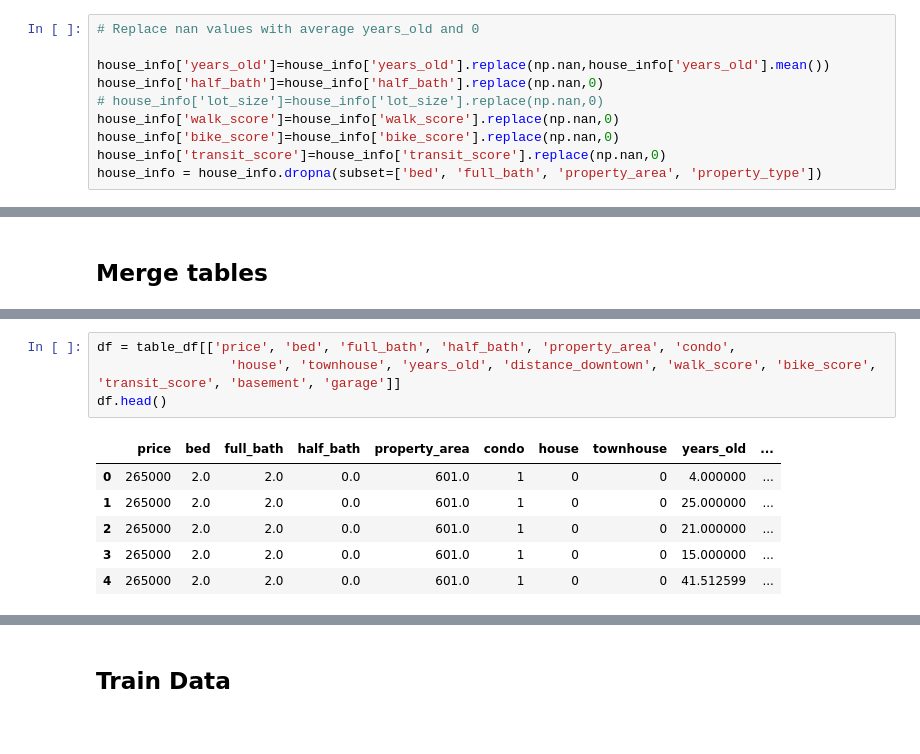
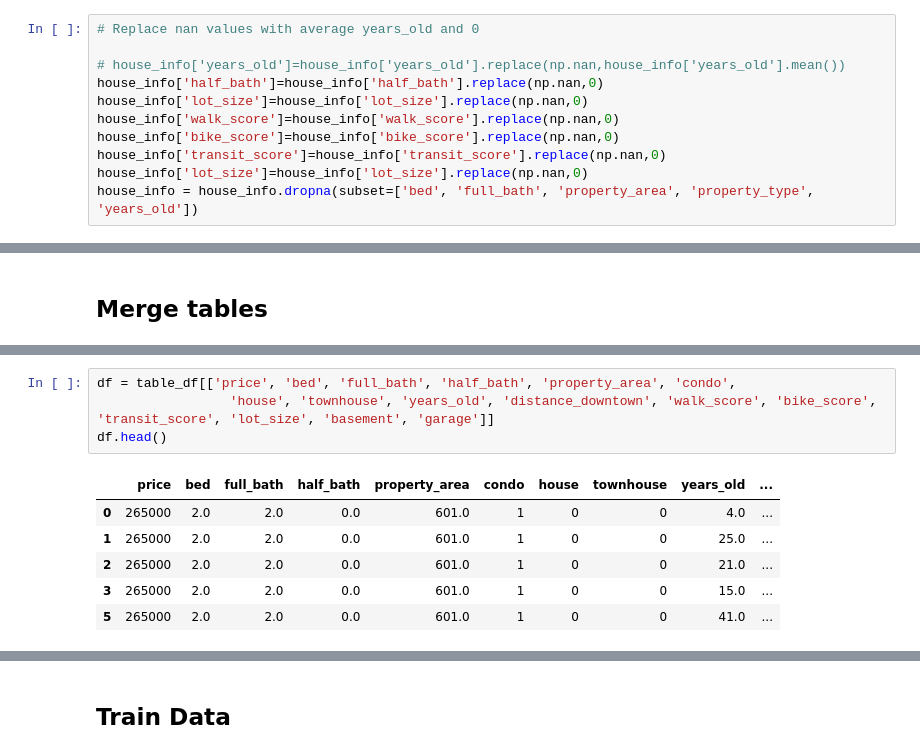
Before and after one commit to dayothompson/ML_Project, a Jupyter notebook: ML_Project.ipynb, the cells around one changed output, grey strips where cells are left out. Cells and saved outputs as stored; diff of their text form.

```diff
--- a/ML_Project.ipynb
+++ b/ML_Project.ipynb
@@ -71,10 +72,11 @@ sns.heatmap(data=house_info.isnull(), yticklabels=False)
 # %%
 # Replace nan values with average years_old and 0
 
-house_info['years_old']=house_info['years_old'].replace(np.nan,house_info['years_old'].mean())
+# house_info['years_old']=house_info['years_old'].replace(np.nan,house_info['years_old'].mean())
 house_info['half_bath']=house_info['half_bath'].replace(np.nan,0)
-# house_info['lot_size']=house_info['lot_size'].replace(np.nan,0)
+house_info['lot_size']=house_info['lot_size'].replace(np.nan,0)
 house_info['walk_score']=house_info['walk_score'].replace(np.nan,0)
 house_info['bike_score']=house_info['bike_score'].replace(np.nan,0)
 house_info['transit_score']=house_info['transit_score'].replace(np.nan,0)
-house_info = house_info.dropna(subset=['bed', 'full_bath', 'property_area', 'property_type'])
+house_info['lot_size']=house_info['lot_size'].replace(np.nan,0)
+house_info = house_info.dropna(subset=['bed', 'full_bath', 'property_area', 'property_type', 'years_old'])
@@ -146,11 +143,11 @@ table_df.head()
 # %%
 df = table_df[['price', 'bed', 'full_bath', 'half_bath', 'property_area', 'condo',
-                 'house', 'townhouse', 'years_old', 'distance_downtown', 'walk_score', 'bike_score', 'transit_score', 'basement', 'garage']]
+                 'house', 'townhouse', 'years_old', 'distance_downtown', 'walk_score', 'bike_score', 'transit_score', 'lot_size', 'basement', 'garage']]
 df.head()
 # %% [output]
 |  | price | bed | full_bath | half_bath | property_area | condo | house | townhouse | years_old | ... |
-| 0 | 265000 | 2.0 | 2.0 | 0.0 | 601.0 | 1 | 0 | 0 | 4.000000 | ... |
-| 1 | 265000 | 2.0 | 2.0 | 0.0 | 601.0 | 1 | 0 | 0 | 25.000000 | ... |
-| 2 | 265000 | 2.0 | 2.0 | 0.0 | 601.0 | 1 | 0 | 0 | 21.000000 | ... |
-| 3 | 265000 | 2.0 | 2.0 | 0.0 | 601.0 | 1 | 0 | 0 | 15.000000 | ... |
-| 4 | 265000 | 2.0 | 2.0 | 0.0 | 601.0 | 1 | 0 | 0 | 41.512599 | ... |
+| 0 | 265000 | 2.0 | 2.0 | 0.0 | 601.0 | 1 | 0 | 0 | 4.0 | ... |
+| 1 | 265000 | 2.0 | 2.0 | 0.0 | 601.0 | 1 | 0 | 0 | 25.0 | ... |
+| 2 | 265000 | 2.0 | 2.0 | 0.0 | 601.0 | 1 | 0 | 0 | 21.0 | ... |
+| 3 | 265000 | 2.0 | 2.0 | 0.0 | 601.0 | 1 | 0 | 0 | 15.0 | ... |
+| 5 | 265000 | 2.0 | 2.0 | 0.0 | 601.0 | 1 | 0 | 0 | 41.0 | ... |
```
Also changed, not shown: parts of 19 cells of this notebook.
